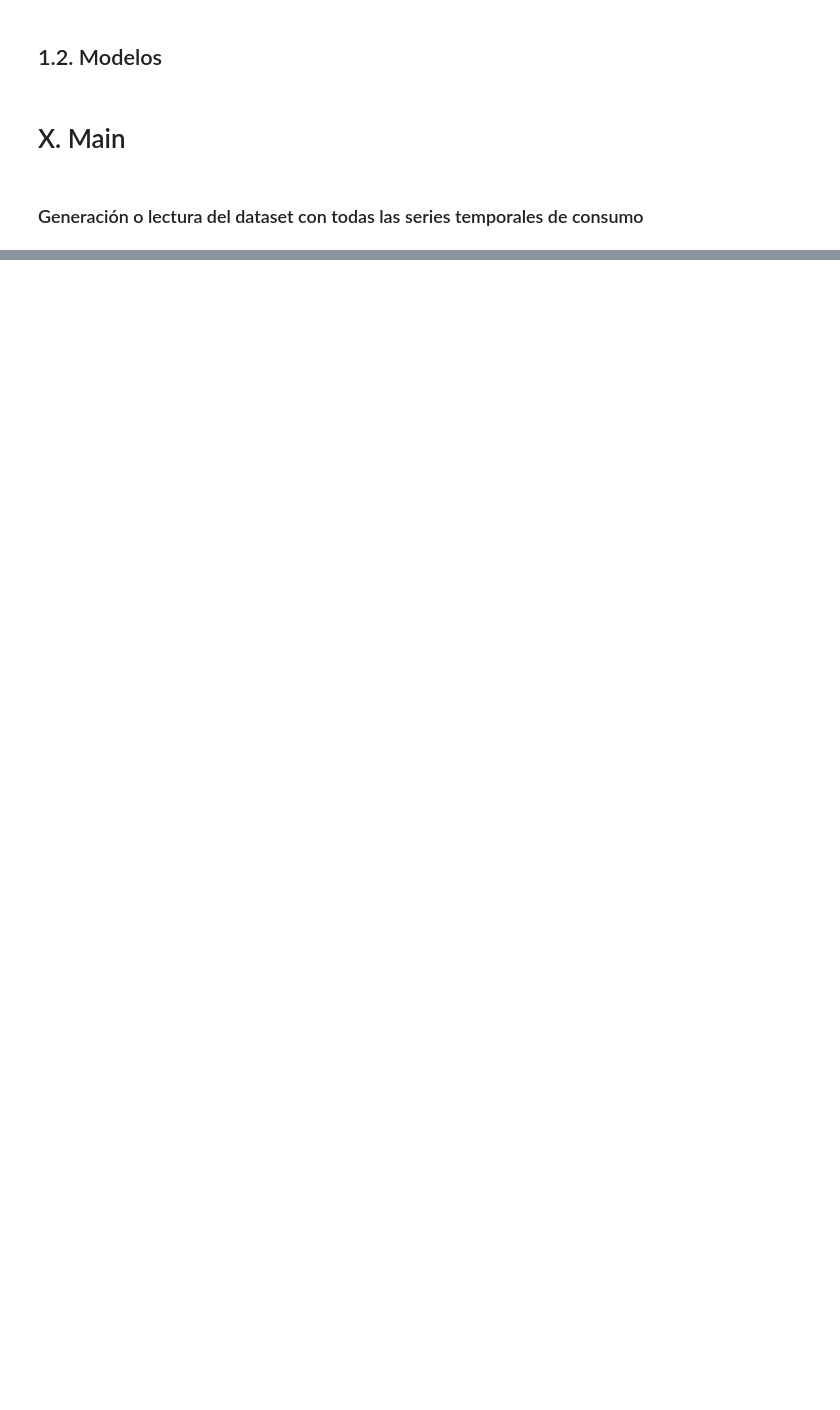
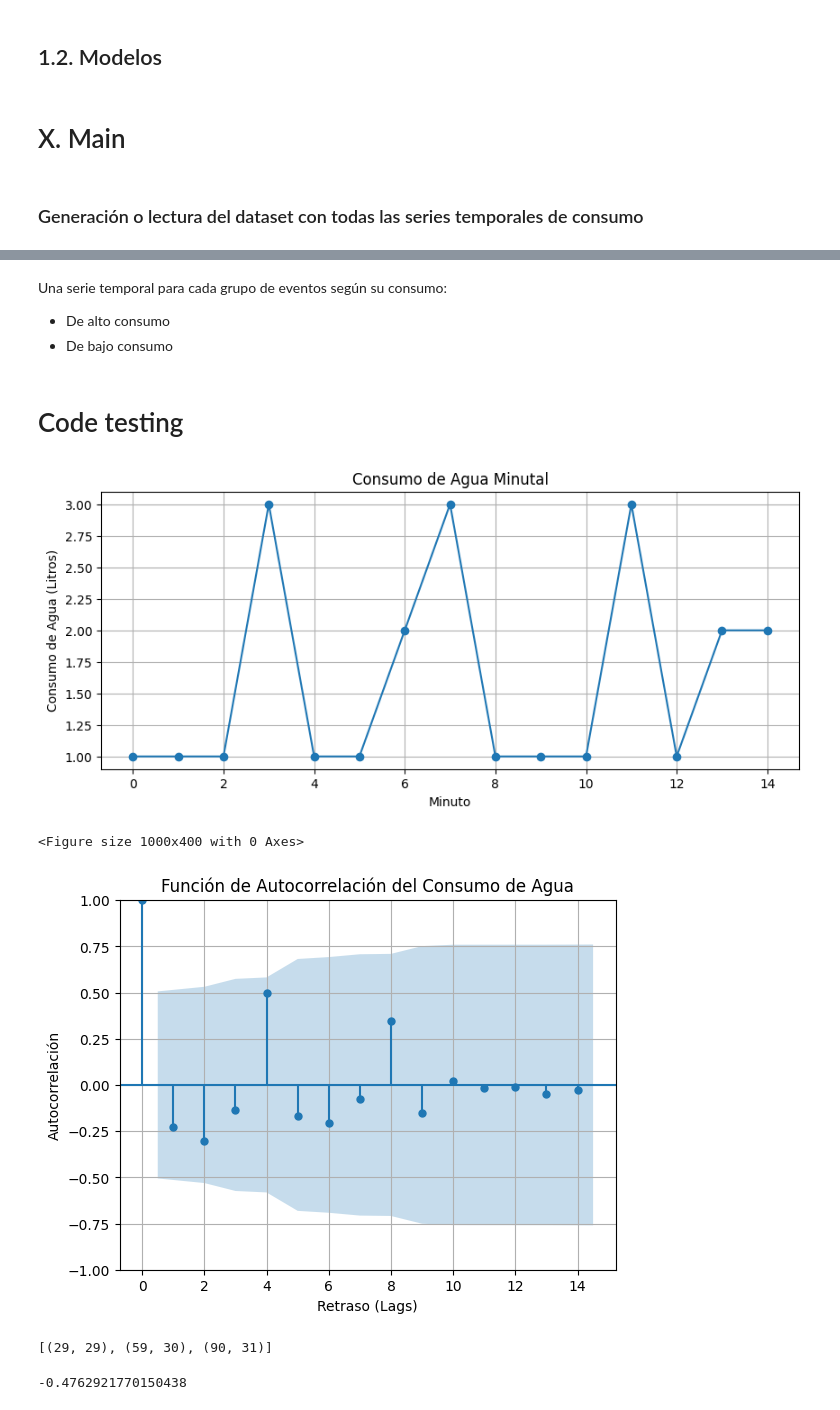
Before and after one commit to IagoGarciaSuarez/MUII_TFM, a Jupyter notebook: src/TFM.ipynb, the cells around one changed output, grey strips where cells are left out. Cells and saved outputs as stored; diff of their text form; code cells hidden in the pictures; blank space fills up the shorter version.

```diff
--- a/src/TFM.ipynb
+++ b/src/TFM.ipynb
@@ -126,0 +210,49 @@ plt.show()
+# %% [markdown]
+Una serie temporal para cada grupo de eventos según su consumo:
+- De alto consumo
+- De bajo consumo
+# %% [markdown]
+# Code testing
+# %%
+import numpy as np
+import matplotlib.pyplot as plt
+from statsmodels.graphics.tsaplots import plot_acf
+
+serie_ejemplo = [1, 1, 1, 3, 1, 1, 2, 3, 1, 1, 1, 3, 1, 2, 2]
+inicio = 0
+fin = len(serie_ejemplo)
+
+plt.figure(figsize=(10, 4))
+plt.plot(serie_ejemplo, marker='o')
+plt.title('Consumo de Agua Minutal')
+plt.xlabel('Minuto')
+plt.ylabel('Consumo de Agua (Litros)')
+plt.grid(True)
+plt.show()
+
+plt.figure(figsize=(10, 4))
+plot_acf(serie_ejemplo, lags=(fin - inicio - 1))
+plt.title('Función de Autocorrelación del Consumo de Agua')
+plt.xlabel('Retraso (Lags)')
+plt.ylabel('Autocorrelación')
+plt.grid(True)
+plt.show()
+# %% [output]
+[figure, added]
+<Figure size 1000x400 with 0 Axes>
+[figure, added]
+# %%
+localizar_repeticiones(serie_ejemplo, 0, 10)
+# %% [output]
+[(29, 29), (59, 30), (90, 31)]
+# %%
+from statsmodels.tsa.stattools import acf
+autocorr, conf_int = acf(serie_ejemplo, nlags=(fin - inicio - 1), alpha=0.05)
+lowers = []
+for lower, upper in conf_int[3:]:
+  lowers.append(lower)
+media_lowers = np.mean(lowers)
+umbral_significativo = media_lowers + np.std(lowers)  # Umbral basado en la media y desviación estándar
+print(umbral_significativo)
+# %% [output]
+-0.4762921770150438
```
Also changed, not shown: parts of 23 cells of this notebook.
